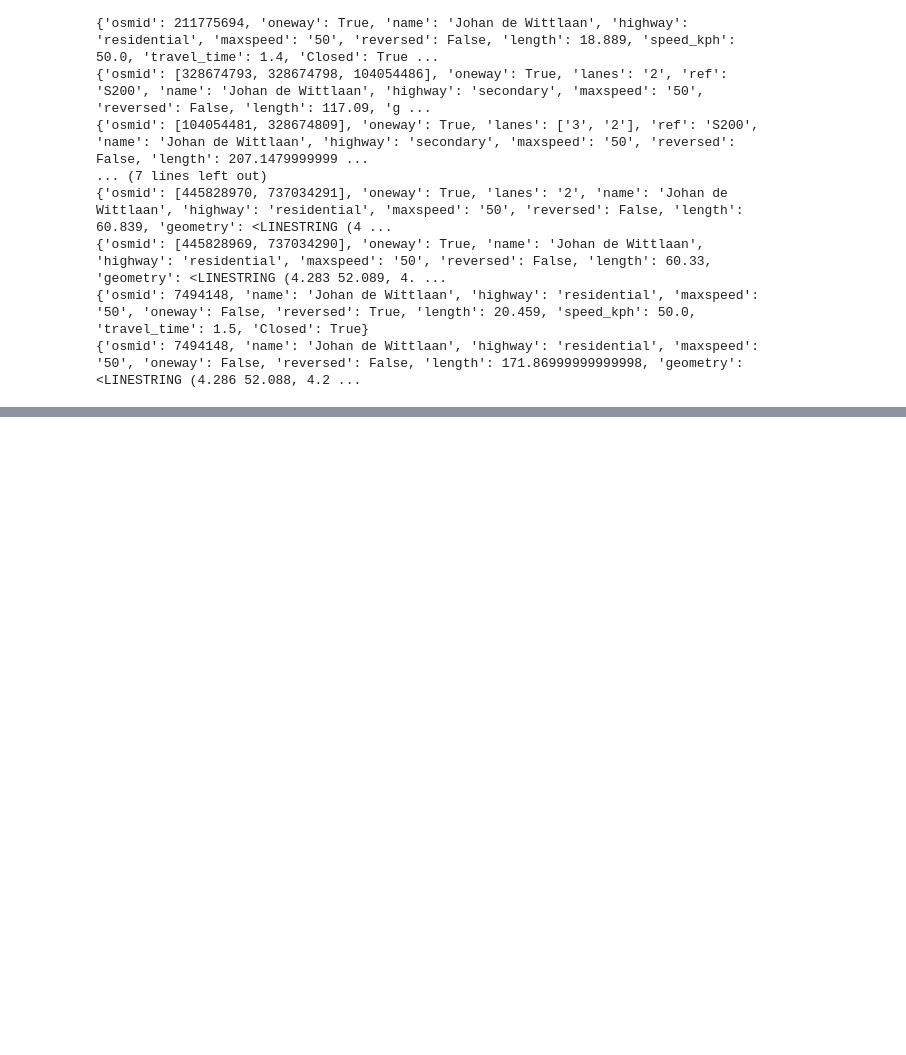
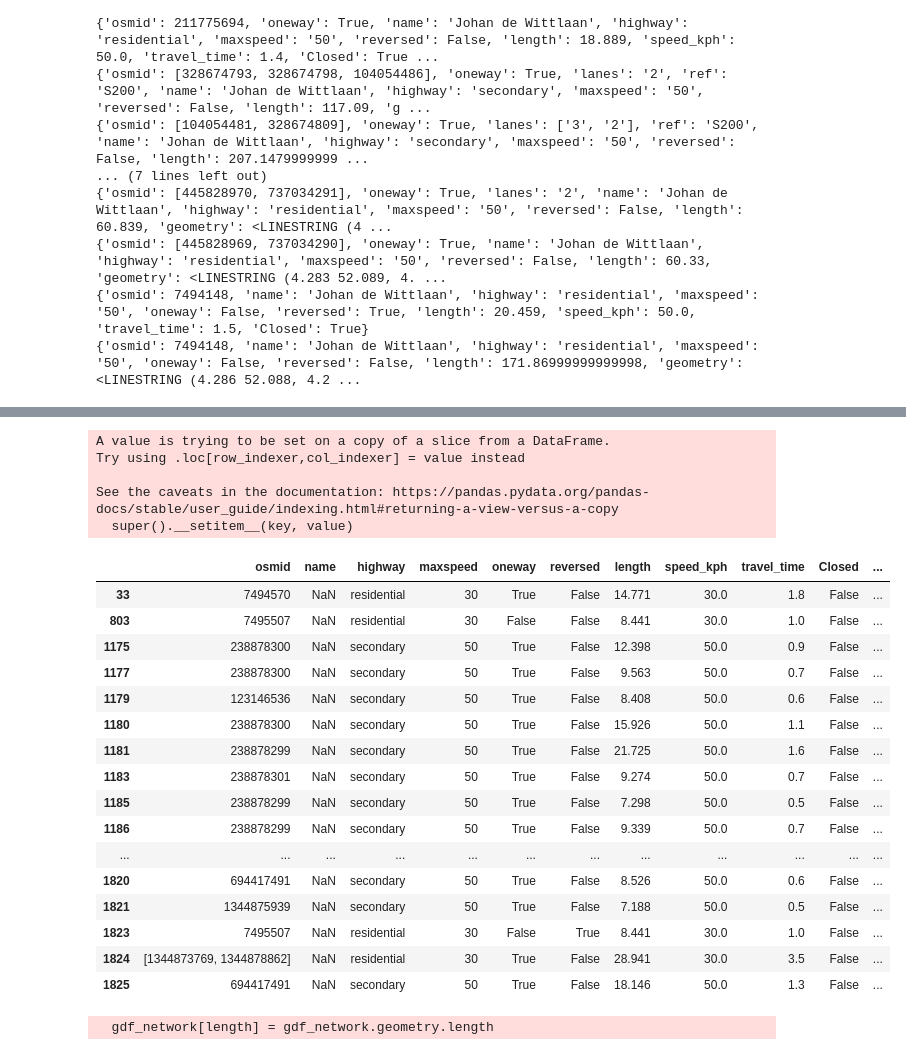
Before and after one commit to KCvdBerg/Societal-The-Hague, a Jupyter notebook: New_Data_cleaning.ipynb, the cells around one changed output, grey strips where cells are left out. Saved outputs shown, nothing was run; the diff lists cells and outputs as text; code cells hidden in the pictures; blank space fills up the shorter version.

Commit message:
Most data-cleaning

```diff
--- a/New_Data_cleaning.ipynb
+++ b/New_Data_cleaning.ipynb
@@ -249,0 +342,2 @@ pickle.dump(G4, open('Data/TheHagueStreets.pickle', 'wb'))
+# %%
+edges.drop(columns=["ref", "width"], inplace = True)
@@ -249,0 +360,5 @@ pickle.dump(G4, open('Data/TheHagueStreets.pickle', 'wb'))
+# %%
+edges.junction = edges.junction.fillna(False)
+edges.bridge = edges.bridge.fillna(False)
+edges.access = edges.access.fillna(False)
+edges.tunnel = edges.tunnel.fillna(False)
@@ -249,0 +419,34 @@ pickle.dump(G4, open('Data/TheHagueStreets.pickle', 'wb'))
+# %%
+edges = edges[edges.highway != "busway"]
+# %%
+edges.maxspeed = edges.maxspeed.fillna(30)
+# %% [output]
+A value is trying to be set on a copy of a slice from a DataFrame.
+Try using .loc[row_indexer,col_indexer] = value instead
+
+See the caveats in the documentation: https://pandas.pydata.org/pandas-docs/stable/user_guide/indexing.html#returning-a-view-versus-a-copy
+  super().__setitem__(key, value)
+# %%
+edges[edges.name.isna()]
+# %% [output]
+|  | osmid | name | highway | maxspeed | oneway | reversed | length | speed_kph | travel_time | Closed | ... |
+| 33 | 7494570 | NaN | residential | 30 | True | False | 14.771 | 30.0 | 1.8 | False | ... |
+| 803 | 7495507 | NaN | residential | 30 | False | False | 8.441 | 30.0 | 1.0 | False | ... |
+| 1175 | 238878300 | NaN | secondary | 50 | True | False | 12.398 | 50.0 | 0.9 | False | ... |
+| 1177 | 238878300 | NaN | secondary | 50 | True | False | 9.563 | 50.0 | 0.7 | False | ... |
+| 1179 | 123146536 | NaN | secondary | 50 | True | False | 8.408 | 50.0 | 0.6 | False | ... |
+| 1180 | 238878300 | NaN | secondary | 50 | True | False | 15.926 | 50.0 | 1.1 | False | ... |
+| 1181 | 238878299 | NaN | secondary | 50 | True | False | 21.725 | 50.0 | 1.6 | False | ... |
+| 1183 | 238878301 | NaN | secondary | 50 | True | False | 9.274 | 50.0 | 0.7 | False | ... |
+| 1185 | 238878299 | NaN | secondary | 50 | True | False | 7.298 | 50.0 | 0.5 | False | ... |
+| 1186 | 238878299 | NaN | secondary | 50 | True | False | 9.339 | 50.0 | 0.7 | False | ... |
+| ... | ... | ... | ... | ... | ... | ... | ... | ... | ... | ... | ... |
+| 1820 | 694417491 | NaN | secondary | 50 | True | False | 8.526 | 50.0 | 0.6 | False | ... |
+| 1821 | 1344875939 | NaN | secondary | 50 | True | False | 7.188 | 50.0 | 0.5 | False | ... |
+| 1823 | 7495507 | NaN | residential | 30 | False | True | 8.441 | 30.0 | 1.0 | False | ... |
+| 1824 | [1344873769, 1344878862] | NaN | residential | 30 | True | False | 28.941 | 30.0 | 3.5 | False | ... |
+| 1825 | 694417491 | NaN | secondary | 50 | True | False | 18.146 | 50.0 | 1.3 | False | ... |
+# %%
+graph = momepy.gdf_to_nx(nodes)
+# %% [output]
+  gdf_network[length] = gdf_network.geometry.length
```
Also changed, not shown: parts of 35 cells of this notebook, 2 other files.
